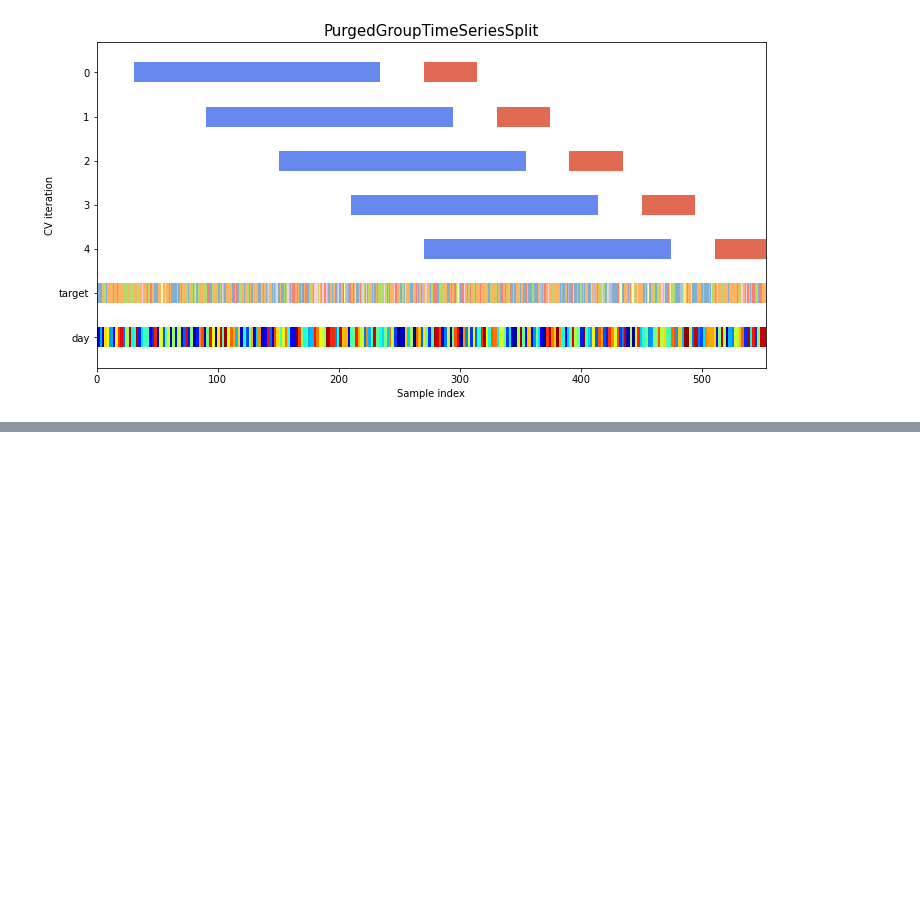
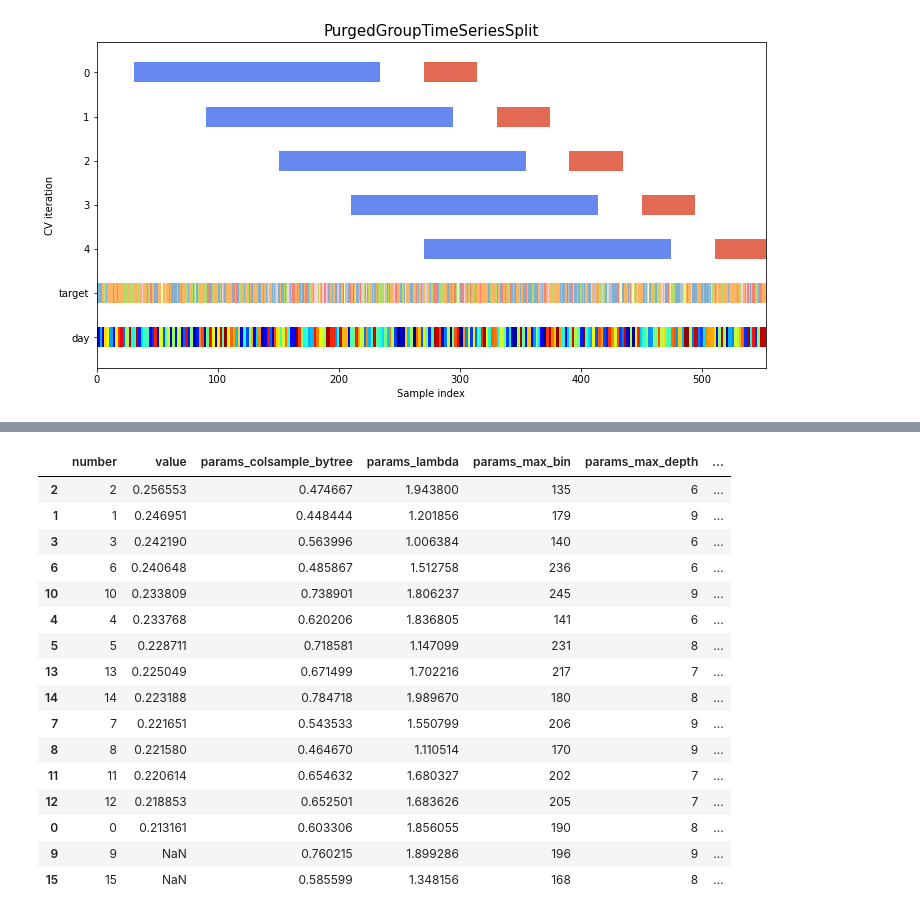
Before and after one commit to edenni/jpx, a Jupyter notebook: src/test.ipynb, the cells around one changed output, grey strips where cells are left out. Cells and saved outputs as stored; diff of their text form; code cells hidden in the pictures; blank space fills up the shorter version.

```diff
--- a/src/test.ipynb
+++ b/src/test.ipynb
@@ -142,3 +142,10 @@ plot_cv_indices(cv, X, y, groups, ax, FOLDS, lw=20)
 [figure]
 # %%
 df = df.drop('Date_y', axis=1).rename(columns={'Date_x': 'Date'}, )
+# %%
+import optuna
+
+study_name = "jpx-study"  # Unique identifier of the study.
+storage_name = "sqlite:///../{}.db".format(study_name)
+study = optuna.create_study(study_name=study_name, storage=storage_name, load_if_exists=True)
+df = study.trials_dataframe(attrs=("number", "value", "params", "state"))
@@ -144,0 +154,20 @@ df = df.drop('Date_y', axis=1).rename(columns={'Date_x': 'Date'}, )
+# %%
+df.sort_values('value', ascending=False)
+# %% [output]
+|  | number | value | params_colsample_bytree | params_lambda | params_max_bin | params_max_depth | ... |
+| 2 | 2 | 0.256553 | 0.474667 | 1.943800 | 135 | 6 | ... |
+| 1 | 1 | 0.246951 | 0.448444 | 1.201856 | 179 | 9 | ... |
+| 3 | 3 | 0.242190 | 0.563996 | 1.006384 | 140 | 6 | ... |
+| 6 | 6 | 0.240648 | 0.485867 | 1.512758 | 236 | 6 | ... |
+| 10 | 10 | 0.233809 | 0.738901 | 1.806237 | 245 | 9 | ... |
+| 4 | 4 | 0.233768 | 0.620206 | 1.836805 | 141 | 6 | ... |
+| 5 | 5 | 0.228711 | 0.718581 | 1.147099 | 231 | 8 | ... |
+| 13 | 13 | 0.225049 | 0.671499 | 1.702216 | 217 | 7 | ... |
+| 14 | 14 | 0.223188 | 0.784718 | 1.989670 | 180 | 8 | ... |
+| 7 | 7 | 0.221651 | 0.543533 | 1.550799 | 206 | 9 | ... |
+| 8 | 8 | 0.221580 | 0.464670 | 1.110514 | 170 | 9 | ... |
+| 11 | 11 | 0.220614 | 0.654632 | 1.680327 | 202 | 7 | ... |
+| 12 | 12 | 0.218853 | 0.652501 | 1.683626 | 205 | 7 | ... |
+| 0 | 0 | 0.213161 | 0.603306 | 1.856055 | 190 | 8 | ... |
+| 9 | 9 | NaN | 0.760215 | 1.899286 | 196 | 9 | ... |
+| 15 | 15 | NaN | 0.585599 | 1.348156 | 168 | 8 | ... |
```
Also changed, not shown: parts of 1 cell of this notebook, 2 other files.
